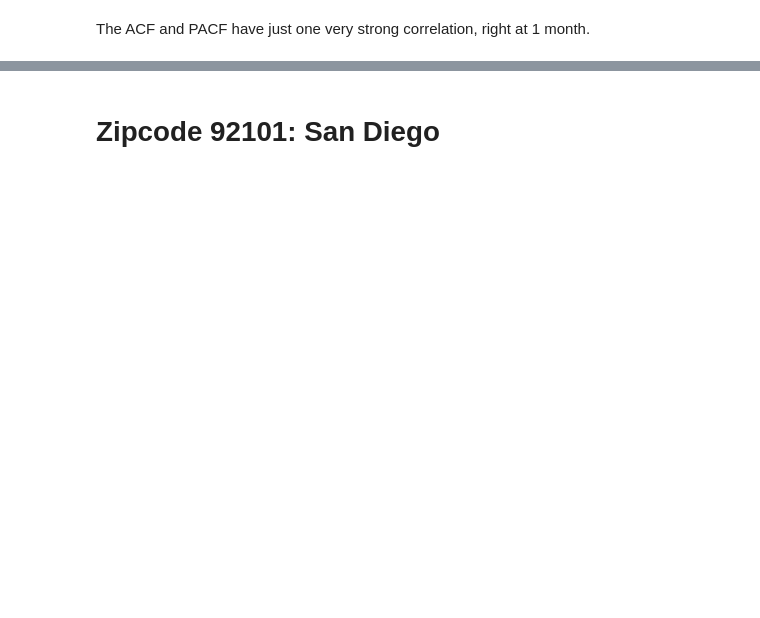
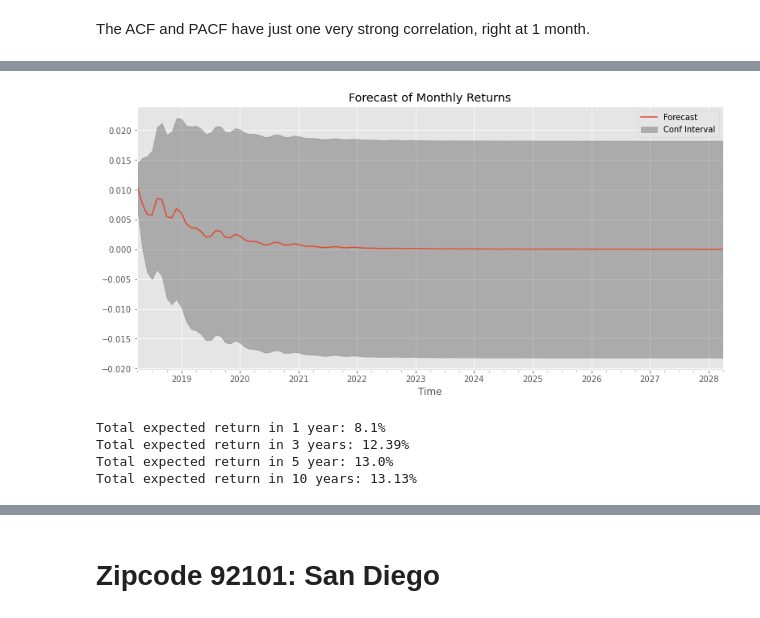
Before and after one commit to Milenaafeworki/Time-Series-prediction, a Jupyter notebook: starter_notebook.ipynb, the cells around one changed output, grey strips where cells are left out. Drawn from its saved outputs; the diff is of its cells as text; code cells hidden in the pictures; blank space fills up the shorter version.

```diff
--- a/starter_notebook.ipynb
+++ b/starter_notebook.ipynb
@@ -888,7 +953,7 @@ for zc in range(len(zip_ts)):
     for i in range(len(zip_ts[zc])-1):
         zip_ts[zc]['ret'][i+1]= (zip_ts[zc].value.iloc[i+1] / zip_ts[zc].value.iloc[i]) - 1
 # %%
-for i in range(5):
+for i in range(10):
     results = adfuller(zip_ts[i].ret.dropna())
     print(f'ADFuller test p-value for zipcode: {zip_ts[i].ZipCode[0]}')
     print('p-value:',results[1])
@@ -913,7 +1009,7 @@ plt.show(block=False)
 # %%
-for i in [0,1,2,3,4]:
+for i in range(10):
     #Perform adfuller test and drop NaN values created when calculating monthly returns.
-    results = adfuller(zip_ts[i].ret.diff(12).dropna()) #differencing by 12 month for stationarity
+    results = adfuller(zip_ts[i].ret.diff().dropna()) #differencing by 12 month for stationarity
     print(f'ADFuller test p-value for zipcode: {zip_ts[i].ZipCode[0]}')
     print('p-value:',results[1])
     if results[1]>0.05:
@@ -1037,4 +1247,10 @@ results
 # %%
 pdq = (2, 0, 3)
 pdqs = (1, 0, 1, 12)
-ret_90504 = forecast_model(TS_93405,pdq=pdq,pdqs=pdqs,zc=90504)
+ret_93405 = forecast_model(TS_93405,pdq=pdq,pdqs=pdqs,zc=90504)
+# %% [output]
+[figure, added]
+Total expected return in 1 year: 8.1%
+Total expected return in 3 years: 12.39%
+Total expected return in 5 year: 13.0%
+Total expected return in 10 years: 13.13%
```
Also changed, not shown: parts of 55 cells of this notebook, 1 other file.
